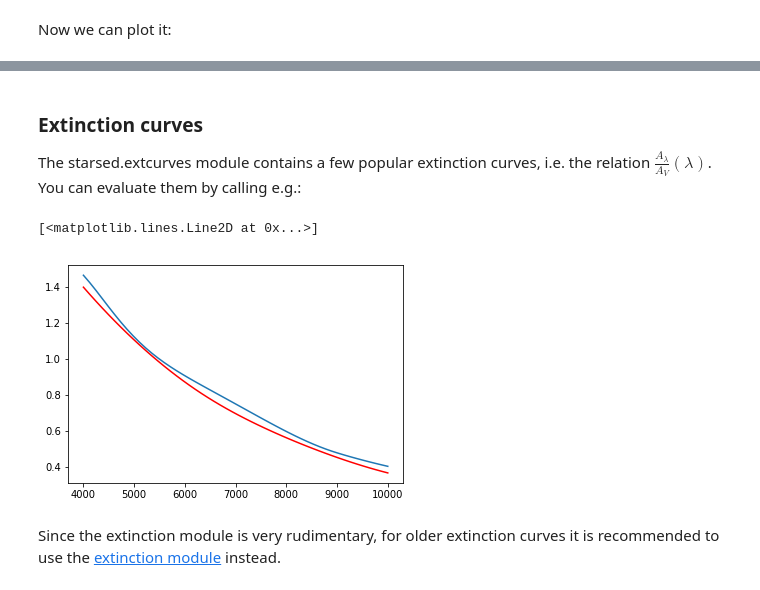
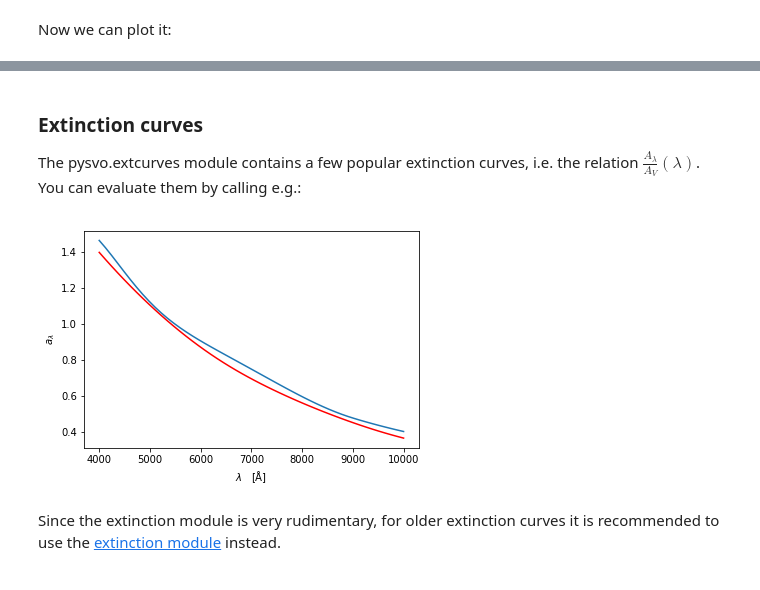
Before and after one commit to fjaellet/pysvo, a Jupyter notebook: pysvo_tutorial.ipynb, the cells around one changed output, grey strips where cells are left out. Cells and saved outputs as stored; diff of their text form; code cells hidden in the pictures.

```diff
--- a/pysvo_tutorial.ipynb
+++ b/pysvo_tutorial.ipynb
@@ -74,7 +74,7 @@ plt.axis([2000,20000,-0.05,1.05e7])
 # %% [markdown]
 ### Extinction curves
 
-The starsed.extcurves module contains a few popular extinction curves, i.e. the relation $\frac{A_{\lambda}}{A_V}(\lambda)$. You can evaluate them by calling e.g.:
+The pysvo.extcurves module contains a few popular extinction curves, i.e. the relation $\frac{A_{\lambda}}{A_V}(\lambda)$. You can evaluate them by calling e.g.:
 # %%
 from pysvo import extcurves
 
@@ -82,12 +82,14 @@ wavelengtharray = np.linspace(4000,10000) # Everything is still in Angstroms
 cardelli1989 = extcurves.Cardelli1989(wavelengtharray, RV=3.1)  # Default RV value for Cardelli's curve
 schlafly2016 = extcurves.Schlafly2016(wavelengtharray, RV=3.32) # Default 'RV' value for Schlafly's curve
 # %%
-plt.figure()
+fig, ax = plt.subplots()
 plt.plot(wavelengtharray, cardelli1989)
 plt.plot(wavelengtharray, schlafly2016, c="r")
+ax.set_xlabel(r"$\lambda\quad [{\rm \AA}]$")
+ax.set_ylabel(r"$a_{\lambda}$")
+plt.show()
 # %% [output]
-[<matplotlib.lines.Line2D at 0x...>]
-[figure, old version]
+[figure, new version]
 # %% [markdown]
 Since the extinction module is very rudimentary, for older extinction curves it is recommended to use the [extinction module](https://extinction.readthedocs.io/en/latest/) instead.
 # %% [markdown]
```
Also changed, not shown: parts of 3 cells of this notebook, 2 other files.
